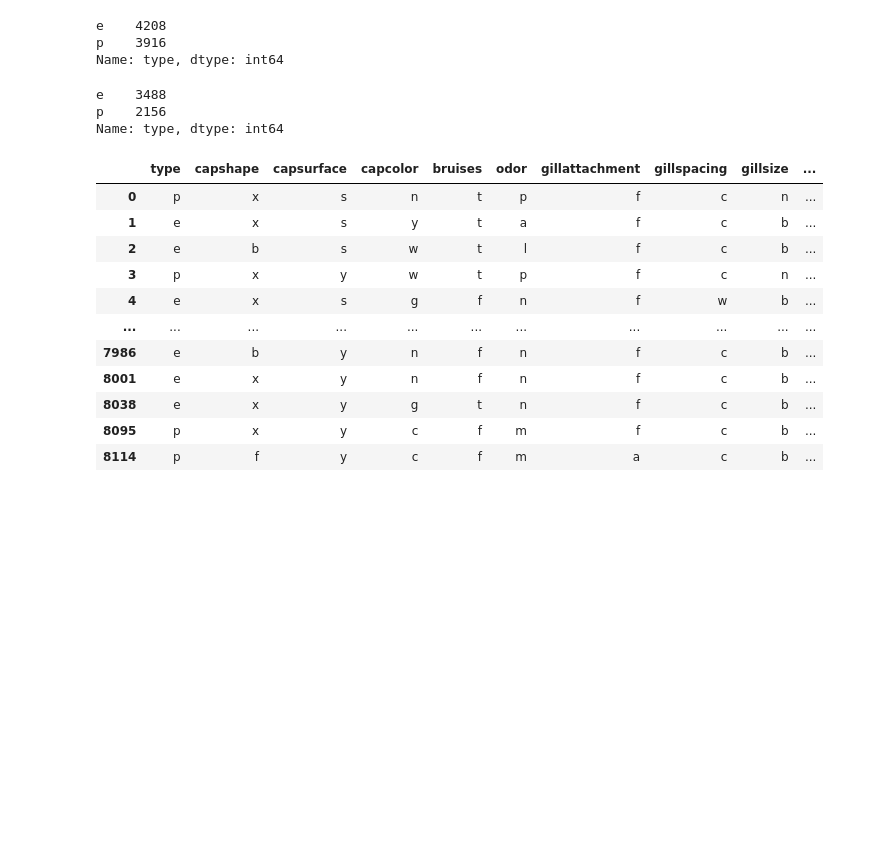
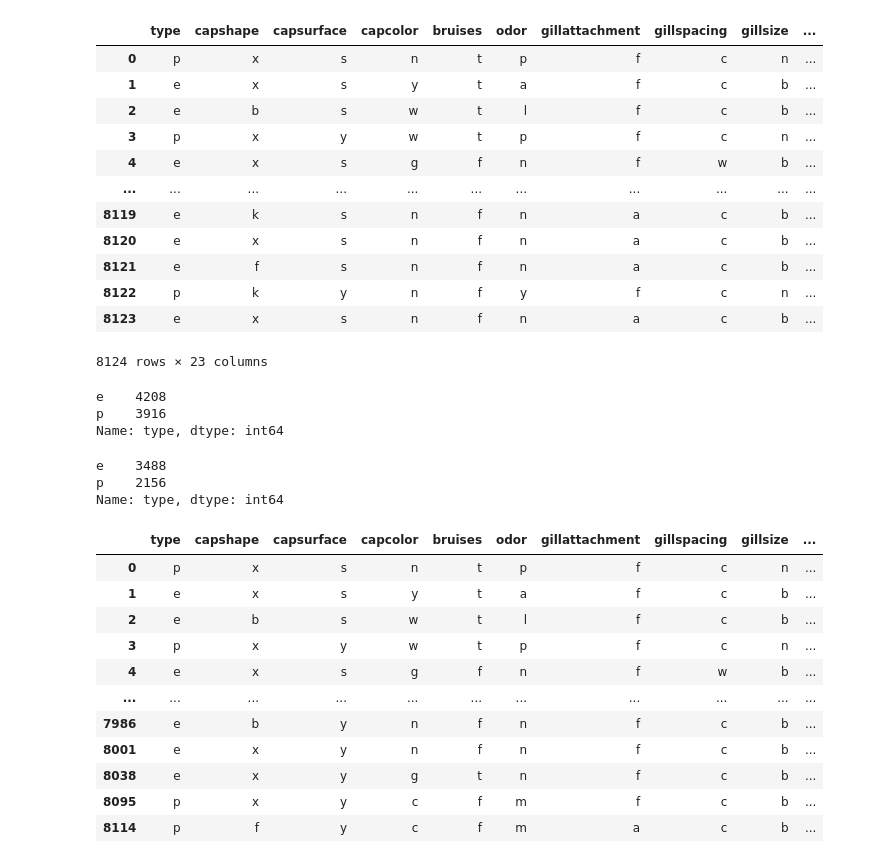
Before and after one commit to brandonch-9029/Agaricus-Lepiota-Classification, a Jupyter notebook: sandbox.ipynb, the cells around one changed output. Saved outputs shown, nothing was run; the diff lists cells and outputs as text; code cells hidden in the pictures; blank space fills up the shorter version.

```diff
--- a/sandbox.ipynb
+++ b/sandbox.ipynb
@@ -7,5 +7,26 @@ from matplotlib import pyplot as plt
 col_names = ["type", "capshape", "capsurface", "capcolor", "bruises", "odor", "gillattachment", "gillspacing", "gillsize", "gillcolor", "stalkshape", "stalkroot", "stalksurfaceabovering", "stalksurfacebelowring", "stalkcolorabovering", "stalkcolorbelowring", "veiltype", "veilcolor", "ringnumber", "ringtype", "sporeprintcolor", "population", "habitat"]
 mushroom_data = pd.read_csv('agaricus-lepiota.data', sep=',', names=col_names)
 # Output dataframe contains 8124 entries
+# %%
+mushroom_data
+# Remove rows with ANY null values
+X1 = mushroom_data.dropna()
+# doesn't actually do anything because all "values" are present in the dataset
+# Output dataframe contains 8124 entries
+X1
+# %% [output]
+|  | type | capshape | capsurface | capcolor | bruises | odor | gillattachment | gillspacing | gillsize | ... |
+| 0 | p | x | s | n | t | p | f | c | n | ... |
+| 1 | e | x | s | y | t | a | f | c | b | ... |
+| 2 | e | b | s | w | t | l | f | c | b | ... |
+| 3 | p | x | y | w | t | p | f | c | n | ... |
+| 4 | e | x | s | g | f | n | f | w | b | ... |
+| ... | ... | ... | ... | ... | ... | ... | ... | ... | ... | ... |
+| 8119 | e | k | s | n | f | n | a | c | b | ... |
+| 8120 | e | x | s | n | f | n | a | c | b | ... |
+| 8121 | e | f | s | n | f | n | a | c | b | ... |
+| 8122 | p | k | y | n | f | y | f | c | n | ... |
+| 8123 | e | x | s | n | f | n | a | c | b | ... |
+8124 rows × 23 columns
 # %%
 ## DATA CLEANING
```
Also changed, not shown: parts of 1 cell of this notebook, 1 other file.
